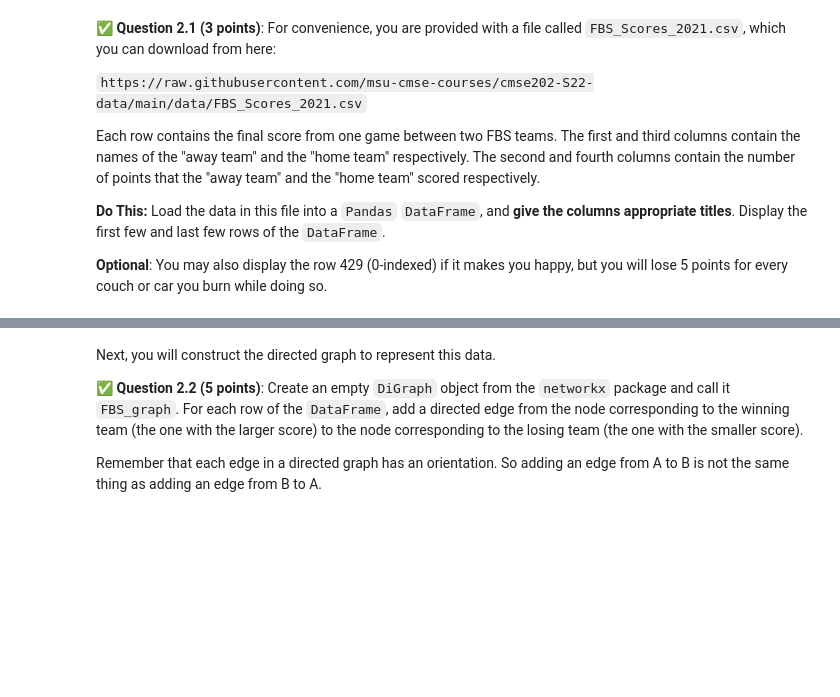
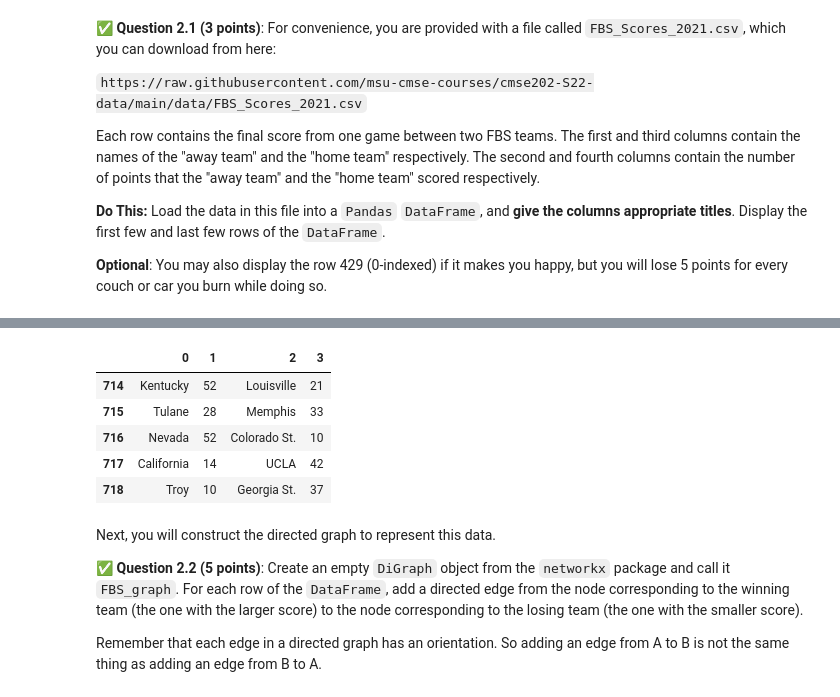
Before and after one commit to silentsiren701/cmse202-s22-turnin, a Jupyter notebook: Final/CMSE202-Final-Section003-STUDENT.ipynb, the cells around one changed output, grey strips where cells are left out. Saved outputs shown, nothing was run; the diff lists cells and outputs as text; code cells hidden in the pictures; blank space fills up the shorter version.

```diff
--- a/Final/CMSE202-Final-Section003-STUDENT.ipynb
+++ b/Final/CMSE202-Final-Section003-STUDENT.ipynb
@@ -77,3 +89,12 @@ Each row contains the final score from one game between two FBS teams. The first
+# %%
+FBS.tail()
+# %% [output]
+|  | 0 | 1 | 2 | 3 |
+| 714 | Kentucky | 52 | Louisville | 21 |
+| 715 | Tulane | 28 | Memphis | 33 |
+| 716 | Nevada | 52 | Colorado St. | 10 |
+| 717 | California | 14 | UCLA | 42 |
+| 718 | Troy | 10 | Georgia St. | 37 |
 # %% [markdown]
 Next, you will construct the directed graph to represent this data.
 
```
Also changed, not shown: parts of 20 cells of this notebook.
